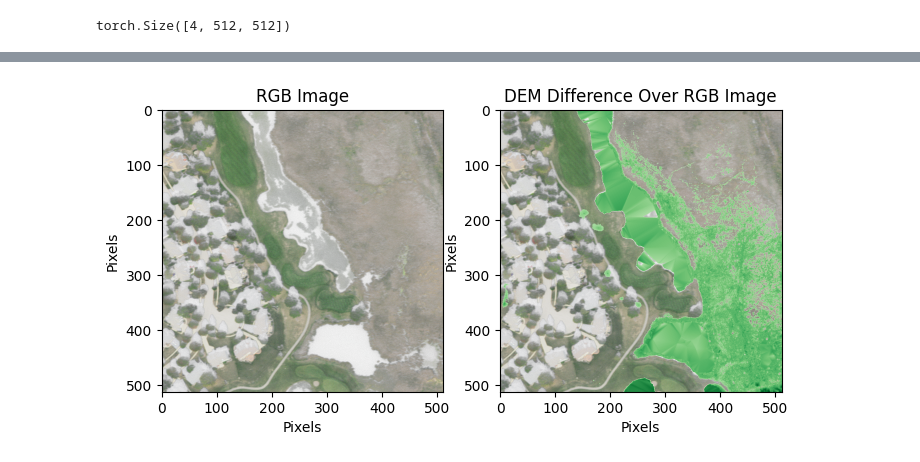
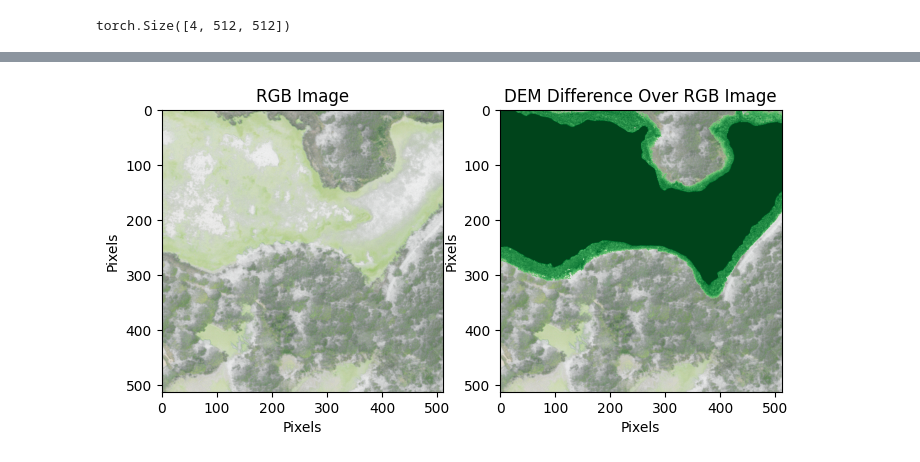
Before and after one commit to dsi-clinic/CMAP, a Jupyter notebook: notebooks/DEM-Fill-Analysis.ipynb, the cells around one changed output, grey strips where cells are left out. Cells and saved outputs as stored; diff of their text form; code cells hidden in the pictures.

```diff
--- a/notebooks/DEM-Fill-Analysis.ipynb
+++ b/notebooks/DEM-Fill-Analysis.ipynb
@@ -100,7 +98,7 @@ naip[item[0]]["image"].shape
 torch.Size([4, 512, 512])
 # %%
 # plotting naip image
-image = dataset[item[3]]["image"]
+image = dataset[item[2]]["image"]
 image = image.permute(1, 2, 0)
 
 plt.imshow(image)
@@ -110,27 +108,27 @@ plt.show()
 # %%
 # Converting DEM CRS to NAIP CRS and plotting the corresponding DEM image
 with rasterio.open(str(config.KC_DEM_ROOT / Path("Kane2017BE_fill_diff.tif"))) as src:
-    i = 5
+    i = 2
     bbox = (item[i].minx, item[i].miny, item[i].maxx, item[i].maxy)
     bbox = rasterio.warp.transform_bounds(dataset.crs, src.crs, *bbox)
     window = src.window(*bbox)
     subset = src.read(1, window=window)
 
     image = dataset[item[i]]["image"]
     image = image.permute(1, 2, 0)
 
     fig, axes = plt.subplots(1, 2, figsize=(8, 12))
 
     im1 = axes[0].imshow(image, cmap="terrain")
     axes[0].set_title("RGB Image")
     axes[0].set_xlabel("Pixels")
     axes[0].set_ylabel("Pixels")
 
     im2 = axes[1].imshow(image, cmap="terrain", alpha=1)
     alpha_mask = np.where(np.isclose(subset, 0, atol=1), 0.0, 1.0)
     axes[1].imshow(subset, cmap="Greens", alpha=alpha_mask)
     axes[1].set_title("DEM Difference Over RGB Image")
     axes[1].set_xlabel("Pixels")
     axes[1].set_ylabel("Pixels")
 # %% [output]
-[figure, old version]
+[figure, new version]
```
Also changed, not shown: parts of 5 cells of this notebook.
